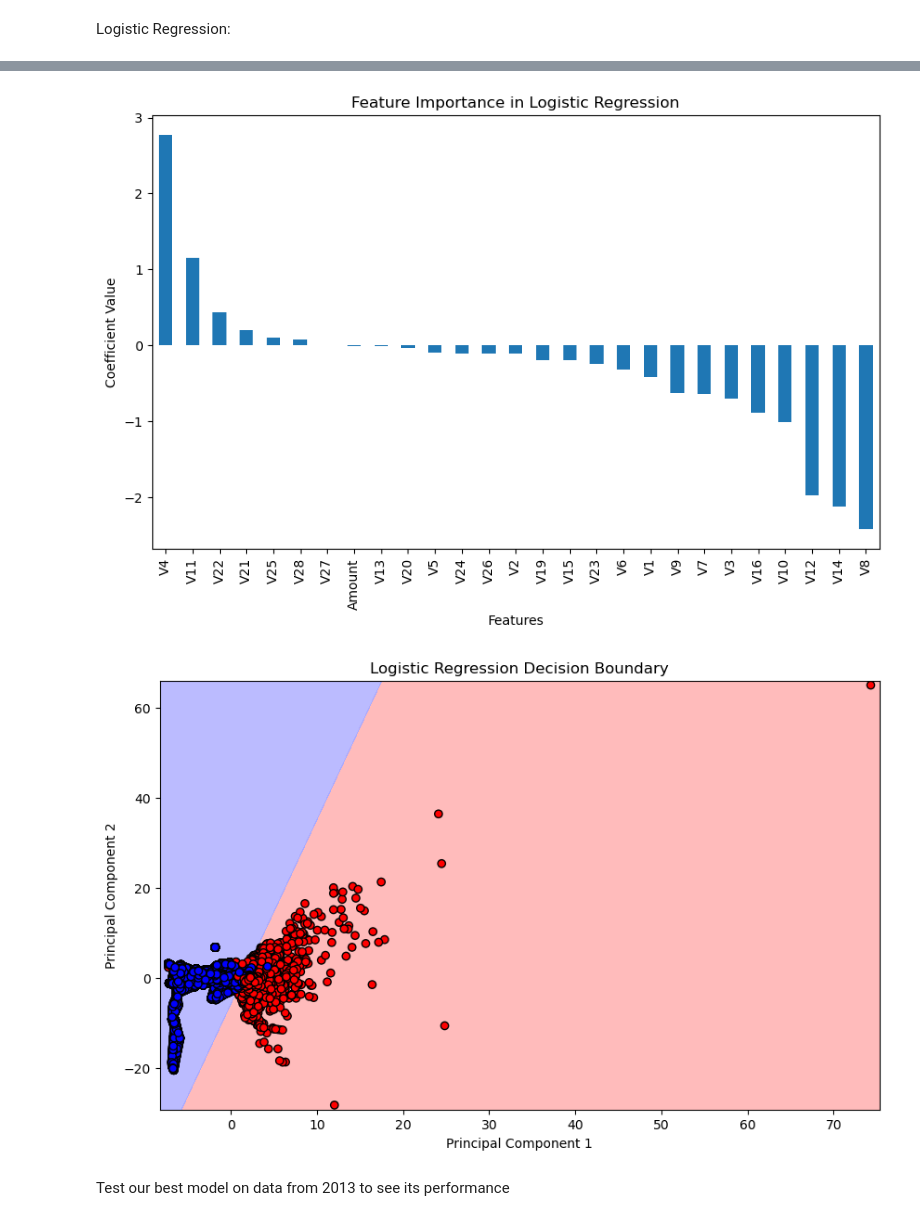
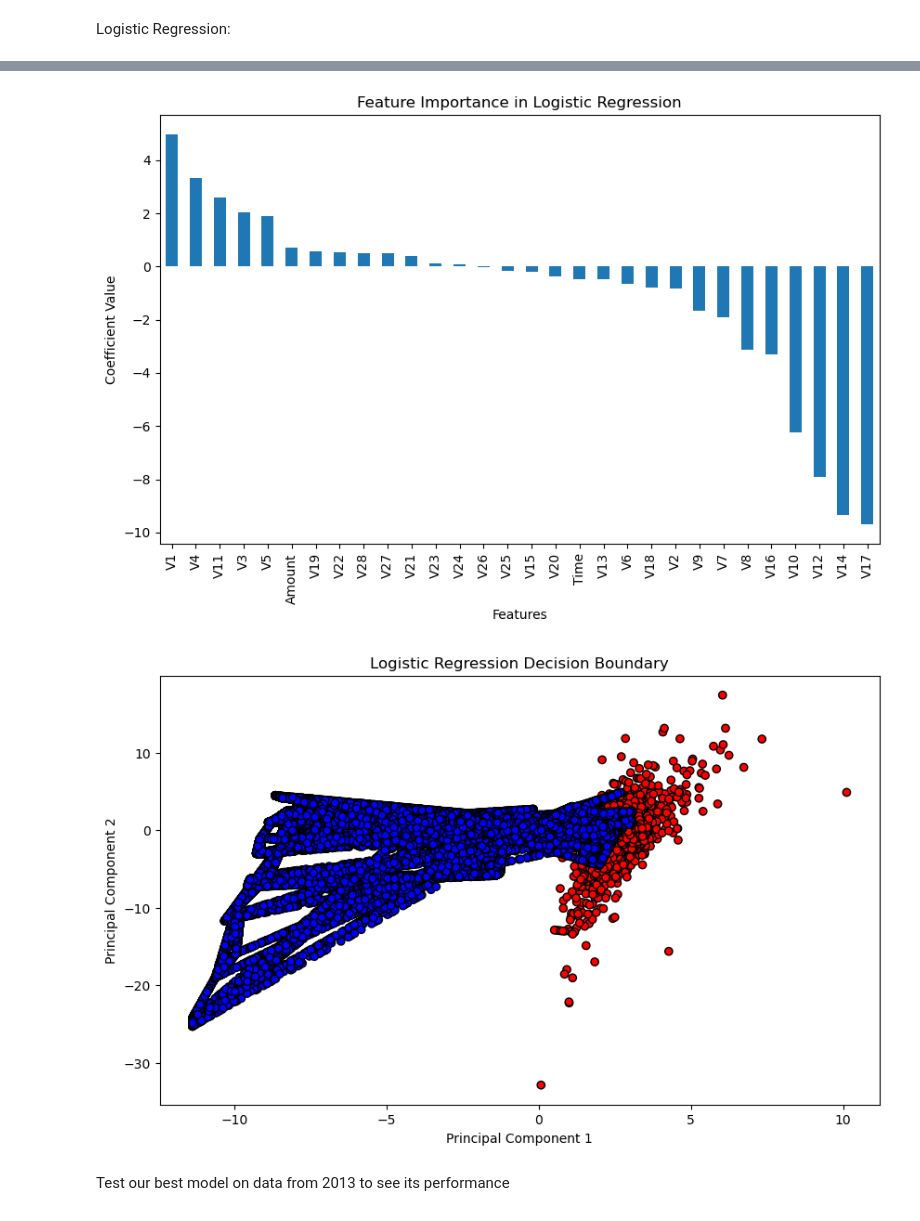
Before and after one commit to ewf40054/Binary-Classification-Project, a Jupyter notebook: Notebook.ipynb, the cells around one changed output, grey strips where cells are left out. Cells and saved outputs as stored; diff of their text form; code cells hidden in the pictures.

```diff
--- a/Notebook.ipynb
+++ b/Notebook.ipynb
@@ -444,7 +495,7 @@ Max Accuracy for minkowski metric: 0.9492354400274351
 Gaussian Naïve Bayes:
 # %%
 from sklearn.naive_bayes import GaussianNB
-from sklearn.model_selection import train_test_split, cross_val_score
+from sklearn.model_selection import cross_val_score
 from sklearn.feature_selection import SelectKBest, mutual_info_classif
 from sklearn.pipeline import Pipeline
 from sklearn.metrics import confusion_matrix, classification_report, f1_score
@@ -452,13 +503,6 @@ import matplotlib.pyplot as plt
 import seaborn as sns
 import pandas as pd
 import numpy as np
-
-# Split data into features (X) and target (y)
-X = df_reduced.drop('Class', axis=1)
-y = df_reduced['Class']
-
-# Split data into training and testing sets
-X_train, X_test, y_train, y_test = train_test_split(X, y, test_size=0.2, random_state=42)
 
 # Reduce the range of k values
 k_values = range(1, min(X.shape[1], 20), 2)  # Test every 2nd value of k up to 20 or total features
@@ -471,7 +515,7 @@ def compute_accuracy(k):
     ])
 
     # Cross-validate the pipeline
-    cv_scores = cross_val_score(pipeline, X, y, cv=3, scoring='accuracy')  # Use 3-fold CV for speed
+    cv_scores = cross_val_score(pipeline, X_train_resampled, y_train_resampled, cv=3, scoring='accuracy')  # Use 3-fold CV for speed
     return cv_scores.mean()
 
 accuracy_scores = Parallel(n_jobs=-1)(delayed(compute_accuracy)(k) for k in k_values)
@@ -495,10 +539,10 @@ pipeline = Pipeline([
     ('feature_selection', SelectKBest(score_func=mutual_info_classif, k=best_k)),
     ('classification', GaussianNB())
 ])
-pipeline.fit(X_train, y_train)
+pipeline.fit(X_train_resampled, y_train_resampled)
 
 # Get the selected features
-selected_features = X.columns[pipeline.named_steps['feature_selection'].get_support()]
+selected_features = X_train_resampled.columns[pipeline.named_steps['feature_selection'].get_support()]
 print("Selected Features:", selected_features)
 
 # Evaluate on the test set
@@ -515,10 +559,10 @@ conf_matrix = confusion_matrix(y_test, y_pred)
 print("Confusion Matrix:\n", conf_matrix)
 
 # Classification Report
-print("Classification Report:\n", classification_report(y_test, y_pred))
+print("Classification Report:\n", classification_report(y_test, y_pred, digits=4))
 
 # Plot Confusion Matrix
-classes = y.unique()  # Dynamically fetch class labels
+classes = y_train_resampled.unique()  # Dynamically fetch class labels
 plt.figure(figsize=(8, 6))
 sns.heatmap(conf_matrix, annot=True, fmt="d", cmap="Blues",
             xticklabels=classes, yticklabels=classes)
@@ -562,7 +606,7 @@ weighted avg       0.94      0.94      0.94    113726
 Logistic Regression:
 # %%
 from sklearn.linear_model import LogisticRegression
-from sklearn.model_selection import train_test_split, cross_val_score
+from sklearn.model_selection import cross_val_score
 from sklearn.metrics import confusion_matrix, f1_score, classification_report
 from sklearn.preprocessing import StandardScaler
 from sklearn.decomposition import PCA
@@ -572,23 +616,20 @@ import pandas as pd
 import numpy as np
 from matplotlib.colors import ListedColormap
 
-# Split data into features (X) and target (y)
-X = df_reduced.drop('Class', axis=1)
-y = df_reduced['Class']
-
-# Split data into training and testing sets
-X_train, X_test, y_train, y_test = train_test_split(X, y, test_size=0.2, random_state=42)
-
 # Normalize the data
 scaler = StandardScaler()
-X_train = scaler.fit_transform(X_train)
-X_test = scaler.transform(X_test)
+X_train_scaled = scaler.fit_transform(X_train_resampled)
+X_test_scaled = scaler.transform(X_test)
+
+# Convert scaled data back to DataFrame to retain feature names
+X_train_scaled = pd.DataFrame(X_train_scaled, columns=X_train_resampled.columns)
+X_test_scaled = pd.DataFrame(X_test_scaled, columns=X_train_resampled.columns)
 
 # Create a logistic regression classifier
-clf = LogisticRegression(max_iter=2000)
+clf = LogisticRegression(max_iter=3000)
 
 # Train the classifier on the training data
-clf.fit(X_train, y_train)
+clf.fit(X_train_scaled, y_train_resampled)
 
 # Make predictions on the test data
 y_pred = clf.predict(X_test)
@@ -600,19 +641,19 @@ print("Accuracy:", accuracy)
 print("F1:", f1)
 
 # Cross-Validation
-cv_scores = cross_val_score(clf, X, y, cv=5, scoring='accuracy')
+cv_scores = cross_val_score(clf, X_train_scaled, y_train_resampled, cv=5, scoring='accuracy')
 print("Cross-Validation Accuracy Scores:", cv_scores)
 print("Mean Cross-Validation Accuracy:", cv_scores.mean())
 
 # Classification Report
-print("Classification Report:\n", classification_report(y_test, y_pred))
+print("Classification Report:\n", classification_report(y_test, y_pred, digits=4))
 
 # Confusion Matrix
 conf_matrix = confusion_matrix(y_test, y_pred)
 print("Confusion Matrix:\n", conf_matrix)
 
 # Plot Confusion Matrix
-classes = y.unique()  # Dynamically fetch class labels
+classes = y_train_resampled.unique()  # Dynamically fetch class labels
 plt.figure(figsize=(8, 6))
 sns.heatmap(conf_matrix, annot=True, fmt="d", cmap="Blues",
             xticklabels=classes, yticklabels=classes)
@@ -622,7 +663,7 @@ plt.title("Confusion Matrix for Logistic Regression")
 plt.show()
 
 # Feature Importance
-feature_importance = pd.Series(clf.coef_[0], index=X.columns).sort_values(ascending=False)
+feature_importance = pd.Series(clf.coef_[0], index=X_train_resampled.columns).sort_values(ascending=False)
 print("Feature Importance:\n", feature_importance)
 
 # Plot Feature Importance
@@ -636,28 +677,30 @@ plt.show()
 # --- Visualization of Decision Boundary ---
 # Reduce data to 2 dimensions using PCA
 pca = PCA(n_components=2)
-X_train_2d = pca.fit_transform(X_train)
+X_train_2d = pca.fit_transform(X_train_scaled)
 X_test_2d = pca.transform(X_test)
 
 # Retrain logistic regression on the 2D reduced data
 clf_2d = LogisticRegression(max_iter=1000)
-clf_2d.fit(X_train_2d, y_train)
+clf_2d.fit(X_train_2d, y_train_resampled)
 
-# Create a meshgrid for plotting the decision boundary
-x_min, x_max = X_train_2d[:, 0].min() - 1, X_train_2d[:, 0].max() + 1
-y_min, y_max = X_train_2d[:, 1].min() - 1, X_train_2d[:, 1].max() + 1
-xx, yy = np.meshgrid(np.arange(x_min, x_max, 0.01), np.arange(y_min, y_max, 0.01))
+# Commented out due to memory issues
+# # Create a meshgrid for plotting the decision boundary
+# x_min, x_max = X_train_2d[:, 0].min() - 1, X_train_2d[:, 0].max() + 1
+# y_min, y_max = X_train_2d[:, 1].min() - 1, X_train_2d[:, 1].max() + 1
+# step_size = 1
+# xx, yy = np.meshgrid(np.arange(x_min, x_max, step_size), np.arange(y_min, y_max, step_size))
 
-# Predict on the meshgrid points
-Z = clf_2d.predict(np.c_[xx.ravel(), yy.ravel()])
-Z = Z.reshape(xx.shape)
+# # Predict on the meshgrid points
+# Z = clf_2d.predict(np.c_[xx.ravel(), yy.ravel()])
+# Z = Z.reshape(xx.shape)
 
 # Plot decision boundary and training data
 plt.figure(figsize=(10, 6))
-cmap_background = ListedColormap(['#FFAAAA', '#AAAAFF'])  # Background colors for decision regions
+# cmap_background = ListedColormap(['#FFAAAA', '#AAAAFF'])  # Background colors for decision regions
 cmap_points = ListedColormap(['#FF0000', '#0000FF'])      # Colors for data points
-plt.contourf(xx, yy, Z, alpha=0.8, cmap=cmap_background)
-plt.scatter(X_train_2d[:, 0], X_train_2d[:, 1], c=y_train, cmap=cmap_points, edgecolor='k')
+# plt.contourf(xx, yy, Z, alpha=0.8, cmap=cmap_background)
+plt.scatter(X_train_2d[:, 0], X_train_2d[:, 1], c=y_train_resampled, cmap=cmap_points, edgecolor='k')
 plt.title("Logistic Regression Decision Boundary")
 plt.xlabel("Principal Component 1")
 plt.ylabel("Principal Component 2")
@@ -700,6 +743,6 @@ V8       -2.423869
 dtype: float64
-[figure, old version]
+[figure, new version]
-[figure, old version]
+[figure, new version]
 # %% [markdown]
 Test our best model on data from 2013 to see its performance
 # %%
```
Also changed, not shown: parts of 23 cells of this notebook, 1 other file.
